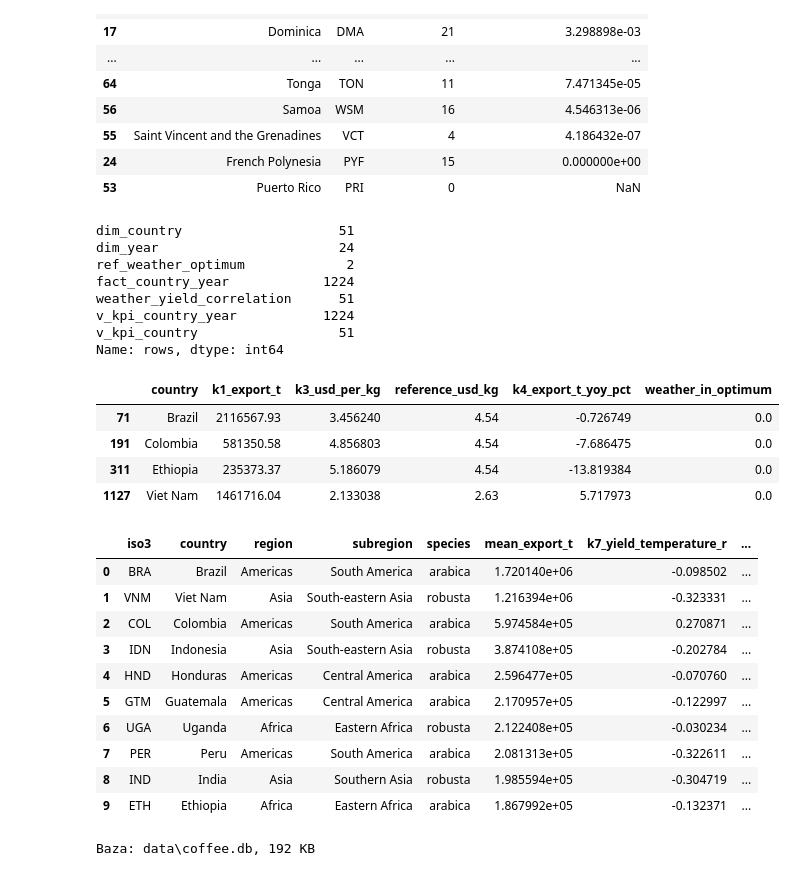
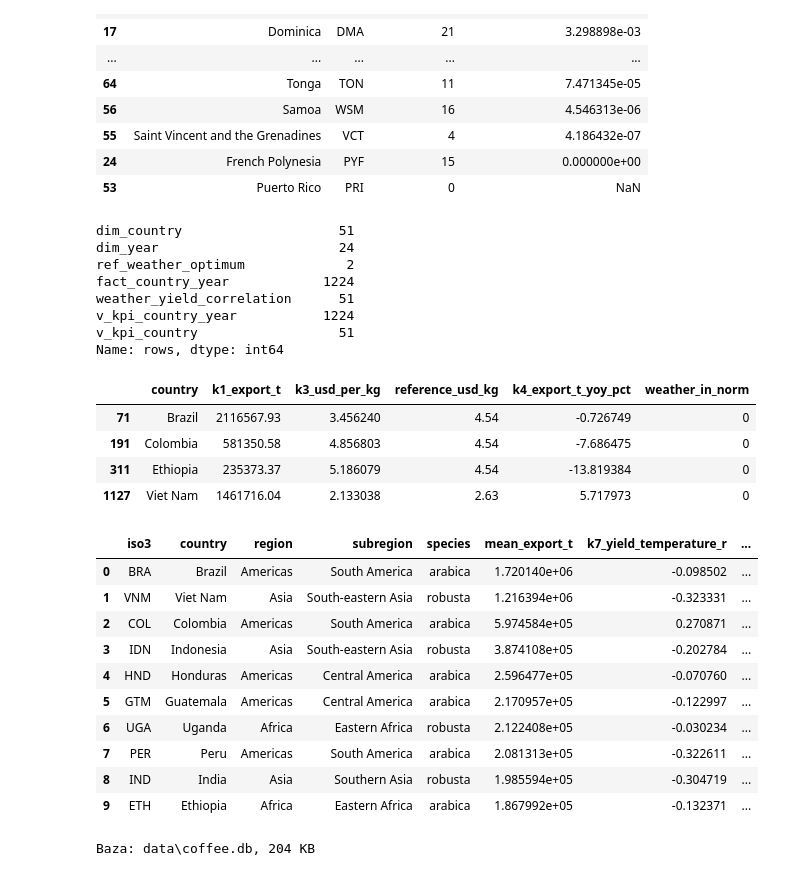
Before and after one commit to karolbystrek/systemy-analizy-biznesowej-projekt, a Jupyter notebook: notebooks/02_build_database.ipynb, the cells around one changed output. Drawn from its saved outputs; the diff is of its cells as text; code cells hidden in the pictures.

```diff
--- a/notebooks/02_build_database.ipynb
+++ b/notebooks/02_build_database.ipynb
@@ -65,6 +65,12 @@ sources = {
         "attribution": "DaMatta F.M., Ramalho J.D.C. (2006). Braz. J. Plant Physiol. 18(1): 55-81",
         "purpose": "Optimal mean annual temperature and annual rainfall per species; maintained by hand",
     },
+    "species_overrides": {
+        "path": "reference/species_overrides.csv",
+        "documentation": "https://apps.fas.usda.gov/psdonline/circulars/2024/12/coffee.pdf",
+        "attribution": "USDA Foreign Agricultural Service (2024). Coffee: World Markets and Trade, December 2024",
+        "purpose": "Dominant species for countries missing from the ICO list; maintained by hand",
+    },
 }
 manifest_path = RAW / "sources.json"
 previous = json.loads(manifest_path.read_text(encoding="utf-8")) if manifest_path.exists() else {}
@@ -145,11 +152,17 @@ ico = pd.read_excel(RAW / sources["ico_production"]["path"], header=None, usecol
 ico = ico.loc[ico["ico_type"].astype(str).str.fullmatch(r"\((A|R|A/R|R/A)\)")].copy()
 ico["ico_type"] = ico["ico_type"].str.strip("()")
 ico["species"] = ico["ico_type"].str[0].map({"A": "arabica", "R": "robusta"})
+ico["species_source"] = "ICO"
 countries = pd.read_csv(PROCESSED / "countries.csv")
 ico_aliases = {"Democratic Republic of Congo": "COD", "Tanzania": "TZA", "Trinidad & Tobago": "TTO", "Venezuela": "VEN"}
 ico["iso3"] = ico["ico_name"].map(countries.set_index("country")["iso3"]).fillna(ico["ico_name"].map(ico_aliases))
 assert ico["iso3"].notna().all(), ico.loc[ico["iso3"].isna(), "ico_name"].tolist()
-species = countries.merge(ico[["iso3", "ico_name", "ico_type", "species"]], on="iso3", how="left", validate="one_to_one")
+species = countries.merge(ico[["iso3", "ico_name", "ico_type", "species", "species_source"]],
+                          on="iso3", how="left", validate="one_to_one").set_index("iso3")
+overrides = pd.read_csv(RAW / sources["species_overrides"]["path"]).set_index("iso3")
+assert species.loc[overrides.index, "species"].isna().all(), "overrides only fill countries missing from ICO"
+species.update(overrides)
+species = species.reset_index()
 species.to_csv(PROCESSED / "dominant_species.csv", index=False)
 
 optimum = pd.read_csv(RAW / sources["weather_optimum"]["path"])
@@ -158,7 +171,7 @@ assert optimum["temperature_min_c"].lt(optimum["temperature_max_c"]).all()
 assert optimum["precipitation_min_mm"].lt(optimum["precipitation_max_mm"]).all()
 display(species.groupby(["species", "ico_type"], dropna=False).size().rename("countries").reset_index())
 display(optimum)
-print("Producenci bez gatunku w ICO:", ", ".join(species.loc[species["species"].isna(), "country"]))
+print("Producenci bez gatunku:", "; ".join(species.loc[species["species"].isna(), "country"]))
 # %% [output]
 |  | species | ico_type | countries |
 | 0 | arabica | A | 21 |
@@ -240,9 +255,15 @@ fact = (coffee_climate.loc[coffee_climate["iso3"].isin(complete_iso3)]
         .merge(export.loc[complete_iso3].reset_index(), on=["iso3", "year"], validate="one_to_one")[FACT_COLUMNS])
 assert len(fact) == len(complete_iso3) * (END - START + 1)
 
+climate_annual = pd.read_csv(PROCESSED / "climate_annual.csv")
+weather_norm = (climate_annual.loc[climate_annual["year"].between(1991, 2020)].groupby("iso3")
+                .agg(temperature_norm_sd_c=("temperature_anomaly_c", "std"),
+                     precipitation_norm_sd_pct=("precipitation_anomaly_pct", "std"))
+                .reset_index())
 dim_country = (countries.loc[countries["iso3"].isin(complete_iso3)]
                .merge(m49, on="iso3", validate="one_to_one")
-               .merge(species[["iso3", "ico_type", "species"]], on="iso3", validate="one_to_one"))
+               .merge(species[["iso3", "ico_type", "species", "species_source"]], on="iso3", validate="one_to_one")
+               .merge(weather_norm, on="iso3", validate="one_to_one"))
 dim_year = prices.merge(cpi, on="year", validate="one_to_one")
 dim_year["to_usd_2023"] = dim_year.loc[dim_year["year"].eq(END), "cpi_usa"].item() / dim_year["cpi_usa"]
 correlation = pd.read_csv(PROCESSED / "climate_correlations.csv").drop(columns="country")
@@ -259,38 +280,42 @@ with closing(sqlite3.connect(DB)) as con:
 # %%
 with closing(sqlite3.connect(DB)) as con:
     assert con.execute("PRAGMA integrity_check").fetchone()[0] == "ok"
     assert not con.execute("PRAGMA foreign_key_check").fetchall()
     rows = {name: con.execute(f"SELECT COUNT(*) FROM {name}").fetchone()[0]
             for name in ["dim_country", "dim_year", "ref_weather_optimum", "fact_country_year",
                          "weather_yield_correlation", "v_kpi_country_year", "v_kpi_country"]}
-    kpi = pd.read_sql("SELECT * FROM v_kpi_country_year", con)
+    kpi = pd.read_sql("SELECT * FROM v_kpi_country_year ORDER BY iso3, year", con)
     kpi_country = pd.read_sql("SELECT * FROM v_kpi_country ORDER BY mean_export_t DESC", con)
 countries_n, years_n = len(complete_iso3), END - START + 1
 assert rows == {"dim_country": countries_n, "dim_year": years_n, "ref_weather_optimum": 2, "fact_country_year": countries_n * years_n,
                 "weather_yield_correlation": countries_n, "v_kpi_country_year": countries_n * years_n, "v_kpi_country": countries_n}
 assert kpi.loc[kpi["year"].eq(START), ["k4_export_t_yoy_pct", "k5_export_value_yoy_pct"]].isna().all().all()
 assert kpi.loc[kpi["year"].eq(END), "k6_usd_2023_per_kg"].sub(kpi.loc[kpi["year"].eq(END), "k3_usd_per_kg"]).abs().max() < 1e-9
 assert kpi.loc[kpi["k1_export_t"].eq(0), "k3_usd_per_kg"].isna().all()
 assert kpi.loc[kpi["species"].isna(), "weather_in_optimum"].isna().all()
+value_change = kpi.groupby("iso3")["k2_export_value_usd"].diff()
+effects = kpi["value_change_volume_effect_usd"] + kpi["value_change_price_effect_usd"]
+assert ((effects - value_change).abs() <= 1e-6 * value_change.abs().clip(lower=1))[effects.notna()].all()
+assert kpi_country.loc[kpi_country["weak_harvest_years"].eq(0), "k10_export_resilience_pct"].isna().all()
 display(pd.Series(rows, name="rows"))
 display(kpi.loc[kpi["year"].eq(END) & kpi["iso3"].isin(["BRA", "VNM", "COL", "ETH"]),
-                ["country", "k1_export_t", "k3_usd_per_kg", "reference_usd_kg", "k4_export_t_yoy_pct", "weather_in_optimum"]])
+                ["country", "k1_export_t", "k3_usd_per_kg", "reference_usd_kg", "k4_export_t_yoy_pct", "weather_in_norm"]])
 display(kpi_country.head(10))
 print(f"Baza: {DB.relative_to(ROOT)}, {DB.stat().st_size / 1024:.0f} KB")
 # %% [output]
 dim_country                    51
 dim_year                       24
 ref_weather_optimum             2
 fact_country_year            1224
 weather_yield_correlation      51
 v_kpi_country_year           1224
 v_kpi_country                  51
 Name: rows, dtype: int64
-|  | country | k1_export_t | k3_usd_per_kg | reference_usd_kg | k4_export_t_yoy_pct | weather_in_optimum |
-| 71 | Brazil | 2116567.93 | 3.456240 | 4.54 | -0.726749 | 0.0 |
-| 191 | Colombia | 581350.58 | 4.856803 | 4.54 | -7.686475 | 0.0 |
-| 311 | Ethiopia | 235373.37 | 5.186079 | 4.54 | -13.819384 | 0.0 |
-| 1127 | Viet Nam | 1461716.04 | 2.133038 | 2.63 | 5.717973 | 0.0 |
+|  | country | k1_export_t | k3_usd_per_kg | reference_usd_kg | k4_export_t_yoy_pct | weather_in_norm |
+| 71 | Brazil | 2116567.93 | 3.456240 | 4.54 | -0.726749 | 0 |
+| 191 | Colombia | 581350.58 | 4.856803 | 4.54 | -7.686475 | 0 |
+| 311 | Ethiopia | 235373.37 | 5.186079 | 4.54 | -13.819384 | 0 |
+| 1127 | Viet Nam | 1461716.04 | 2.133038 | 2.63 | 5.717973 | 0 |
 |  | iso3 | country | region | subregion | species | mean_export_t | k7_yield_temperature_r | ... |
 | 0 | BRA | Brazil | Americas | South America | arabica | 1.720140e+06 | -0.098502 | ... |
 | 1 | VNM | Viet Nam | Asia | South-eastern Asia | robusta | 1.216394e+06 | -0.323331 | ... |
@@ -302,4 +327,4 @@ Name: rows, dtype: int64
 | 7 | PER | Peru | Americas | South America | arabica | 2.081313e+05 | -0.322611 | ... |
 | 8 | IND | India | Asia | Southern Asia | robusta | 1.985594e+05 | -0.304719 | ... |
 | 9 | ETH | Ethiopia | Africa | Eastern Africa | arabica | 1.867992e+05 | -0.132371 | ... |
-Baza: data\coffee.db, 192 KB
+Baza: data\coffee.db, 204 KB
```
Also changed, not shown: parts of 2 cells of this notebook, 24 other files.
